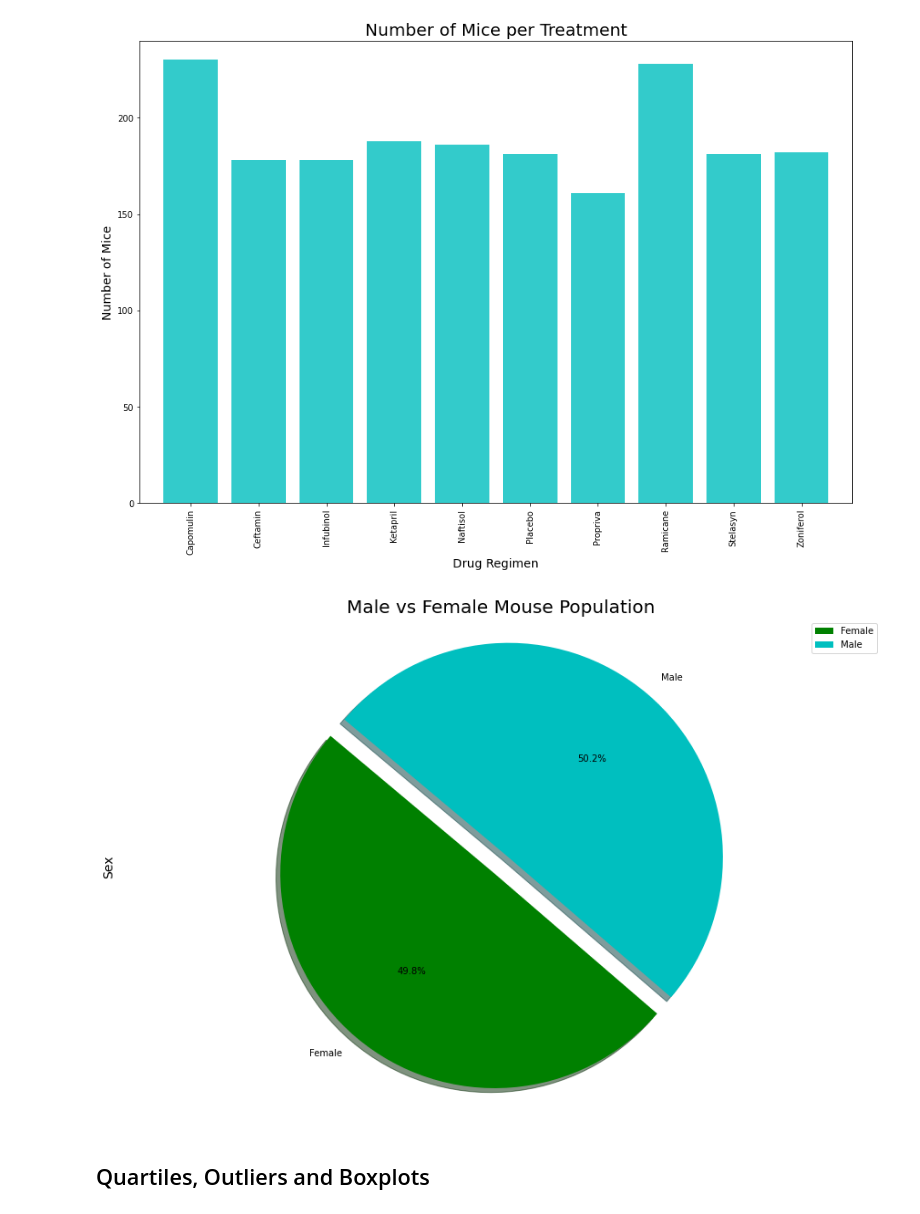
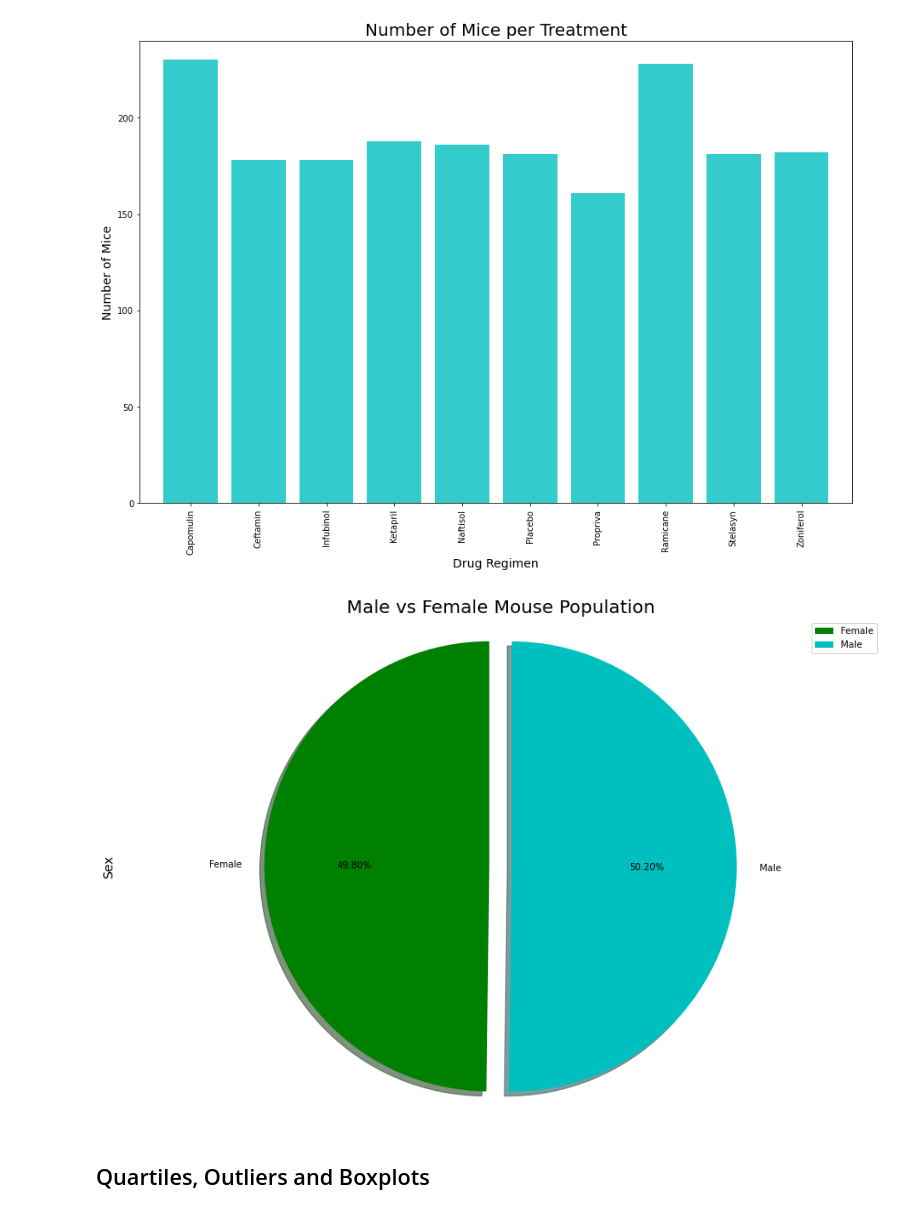
Before and after one commit to PuckishKnave/matplotlib-challenge, a Jupyter notebook: Pymaceuticals/pymaceuticals_starter.ipynb, the cells around one changed output. Cells and saved outputs as stored; diff of their text form; code cells hidden in the pictures.

```diff
--- a/Pymaceuticals/pymaceuticals_starter.ipynb
+++ b/Pymaceuticals/pymaceuticals_starter.ipynb
@@ -131,30 +131,30 @@ plt.savefig("../Images/plt_mice_per_treat.png", bbox_inches="tight")
 # %%
 # Generate a pie plot showing the distribution of female versus male mice using pandas
 
 # group by gender
 groupby_gender = combined_data.groupby(["Mouse ID", "Sex"])
 gender_df = pd.DataFrame(groupby_gender.size())
 
 # total count dataframe
 mouse_gender = pd.DataFrame(gender_df.groupby(["Sex"]).count())
 mouse_gender.columns = ["Total Count"]
 
 # calculate percentage of male/female mice
 mouse_gender["Percentage of Sex"] = (100*(mouse_gender["Total Count"]/mouse_gender["Total Count"].sum()))
 
 # format the "Percentage of Sex" column
 mouse_gender["Percentage of Sex"] = mouse_gender["Percentage of Sex"]
 
 # Generate a pie plot showing the distribution of female versus male mice using pandas
 colors = ['g', 'c']
 explode = (0.1, 0)
-plot = mouse_gender.plot.pie(y='Total Count', figsize=(15,10), colors=colors, startangle=180, explode=explode, shadow=True, autopct="%1.2f%%")
+plot = mouse_gender.plot.pie(y='Total Count', figsize=(15,10), colors=colors, startangle=90, explode=explode, shadow=True, autopct="%1.2f%%")
 
 plt.title('Male vs Female Mouse Population', fontsize = 20)
 plt.ylabel('Sex', fontsize = 14)
 plt.axis('equal')
 
-plt.savefig("../Images/pi_pandas.png", bbox_inches = "tight")
+plt.savefig("../Images/pie_pandas.png", bbox_inches="tight")
 plt.show()
 # %% [output]
-[figure, old version]
+[figure, new version]
```
Also changed, not shown: parts of 2 cells of this notebook, 4 other files.
